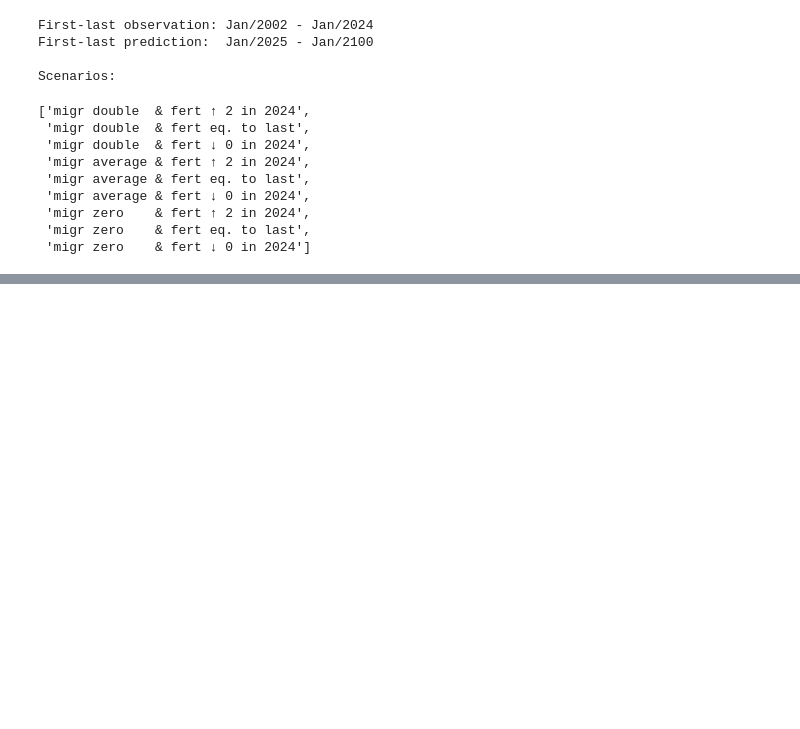
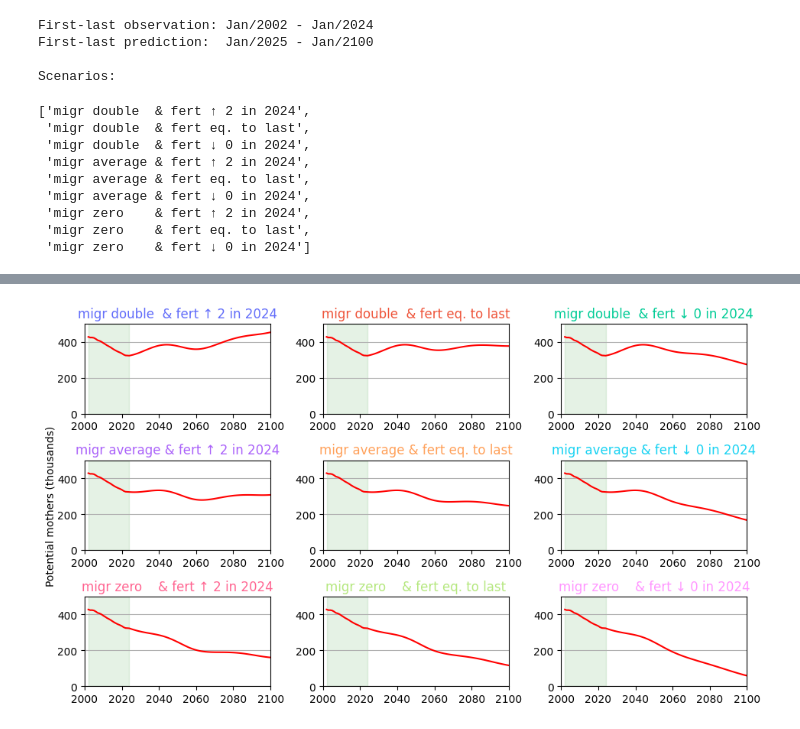
Before and after one commit to danieleongari/demographic_model_page, a Jupyter notebook: notebooks/73_analyse_future_population.ipynb, the cells around one changed output, grey strips where cells are left out. Drawn from its saved outputs; the diff is of its cells as text; code cells hidden in the pictures; blank space fills up the shorter version.

```diff
--- a/notebooks/73_analyse_future_population.ipynb
+++ b/notebooks/73_analyse_future_population.ipynb
@@ -177,0 +183,28 @@ for year in range(LAST_OBSERVERD_FERTILITY_YEAR, end_year+1):
+# %%
+# Here I want to focus on the amount potential mothers, for each of the 3x3 scenarios
+# This is obtained by using fertility=1 in the get_newborns_next_year function
+
+
+fig, axes = plt.subplots(3, 3, figsize=(9.5, 5.5), sharex=False, sharey=False)
+for idx, scenario in enumerate(scenarios):
+
+    ax = axes[idx // 3, idx % 3]
+    dfp_scenario = dfpj_long_all[["age", "year", scenario]].pivot(index="age", columns="year", values=scenario)
+
+    value = [ get_newborns_next_year(dfp_scenario, year, 1, fdata)/1e3 for year in dfp_scenario.columns ]
+    ax.plot(dfp_scenario.columns, value, color="red")
+
+    ax.set_title(scenario, color=matplotlib_colors[idx])
+    ax.set_xlabel(None)
+    ax.set_ylabel(None)
+    ax.set_xlim(2000, end_year)
+    ax.set_ylim(0, 500)
+    ax.axvspan(start_year, last_year, color="green", alpha=0.1)
+    ax.grid(axis='y')
+
+fig.text(0.0, 0.5, 'Potential mothers (thousands)', va='center', rotation='vertical')
+plt.tight_layout()
+plt.savefig("../images_output/analysis_proj_mothers.png", dpi=200)
+plt.show()
+# %% [output]
+[figure, added]
```
Also changed, not shown: parts of 6 cells of this notebook, 9 other files.
